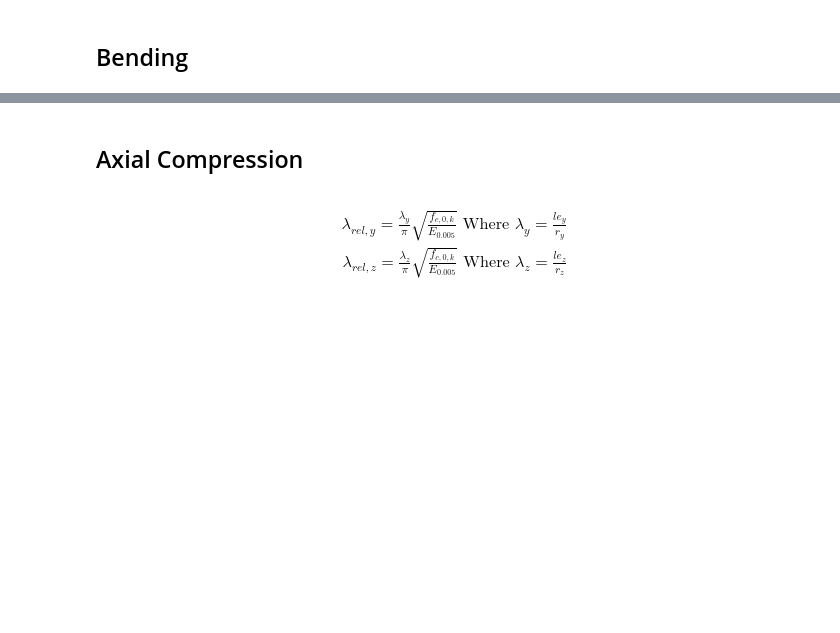
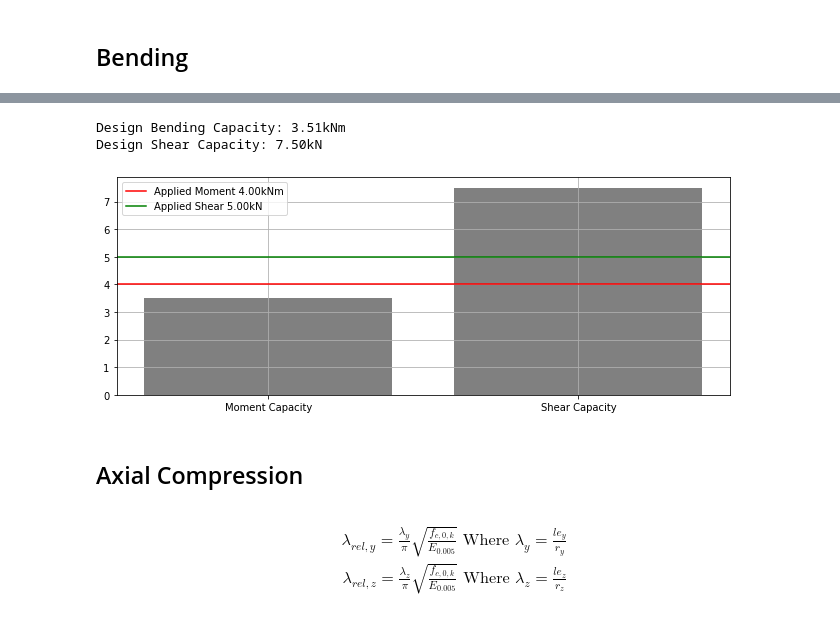
Before and after one commit to paulevalentine/Python_Development, a Jupyter notebook: Timber Calculations.ipynb, the cells around one changed output, grey strips where cells are left out. Saved outputs shown, nothing was run; the diff lists cells and outputs as text; code cells hidden in the pictures; blank space fills up the shorter version.

Commit message:
Timber work started

```diff
--- a/Timber Calculations.ipynb
+++ b/Timber Calculations.ipynb
@@ -58,3 +24,11 @@ VRd = 7.50kN
+# %%
+# For a timber section and print the capacities
+b1 = TimberBeam(b=50, h=195, grade='C24', ksys=1, service_class=1)
+b1.print_capacities(4, 5)
+# %% [output]
+Design Bending Capacity: 3.51kNm
+Design Shear Capacity: 7.50kN
+[figure, added]
 # %% [markdown]
 ## Axial Compression
 # %% [markdown]
```
Also changed, not shown: parts of 13 cells of this notebook, 7 other files.
